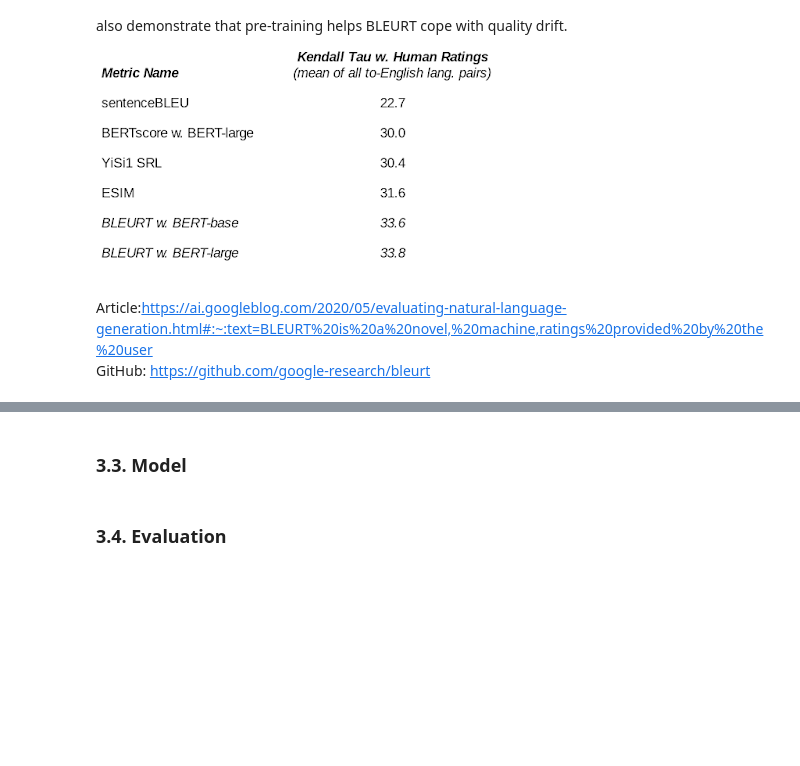
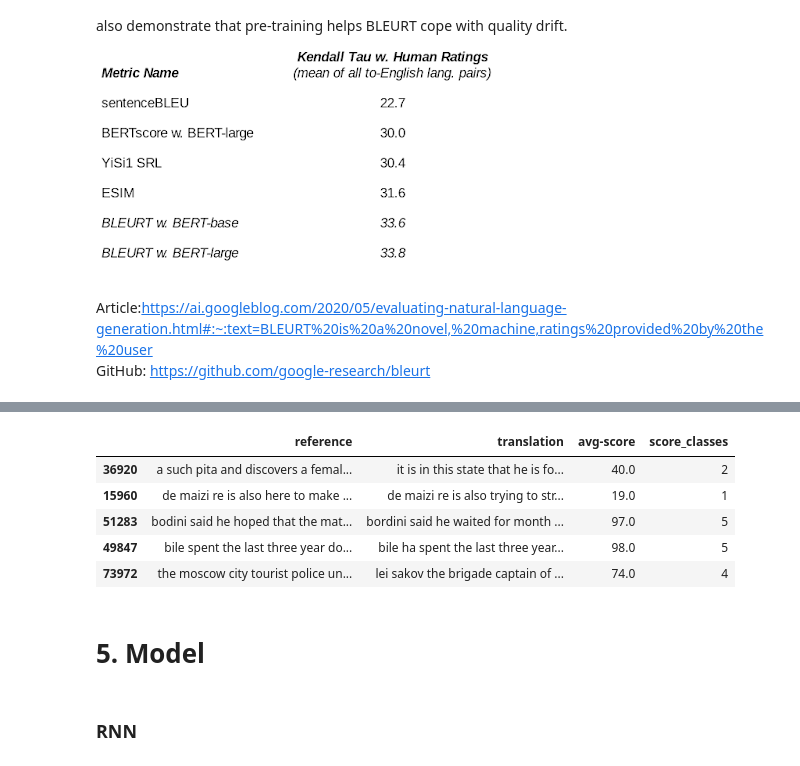
Before and after one commit to LorenzoPigozzi/TM_Project, a Jupyter notebook: TM_Lorenzo.ipynb, the cells around one changed output, grey strips where cells are left out. Cells and saved outputs as stored; diff of their text form; code cells hidden in the pictures; blank space fills up the shorter version.

```diff
--- a/TM_Lorenzo.ipynb
+++ b/TM_Lorenzo.ipynb
@@ -183,5 +238,0 @@ Please use `tqdm.notebook.tqdm` instead of `tqdm.tqdm_notebook`
-# %%
-# cleaning the translations
-updates_translation = clean(df["translation"], lemmatize = True)
-update_df(df, updates_translation, "translation")
-df.head()
@@ -397,4 +561,13 @@ matrix([[0, 0, 0, ..., 0, 0, 0],
+# %%
+create_score_classes(test)
+# %% [output]
+|  | reference | translation | avg-score | score_classes |
+| 36920 | a such pita and discovers a femal... | it is in this state that he is fo... | 40.0 | 2 |
+| 15960 | de maizi re is also here to make ... | de maizi re is also trying to str... | 19.0 | 1 |
+| 51283 | bodini said he hoped that the mat... | bordini said he waited for month ... | 97.0 | 5 |
+| 49847 | bile spent the last three year do... | bile ha spent the last three year... | 98.0 | 5 |
+| 73972 | the moscow city tourist police un... | lei sakov the brigade captain of ... | 74.0 | 4 |
 # %% [markdown]
-### 3.3. Model <a class="anchor" id="3.3."></a>
+# 5. Model <a class="anchor" id="5."></a>
-# %% [markdown]
-### 3.4. Evaluation <a class="anchor" id="3.4."></a>
+# %% [markdown]
+### RNN
```
Also changed, not shown: parts of 38 cells of this notebook.
